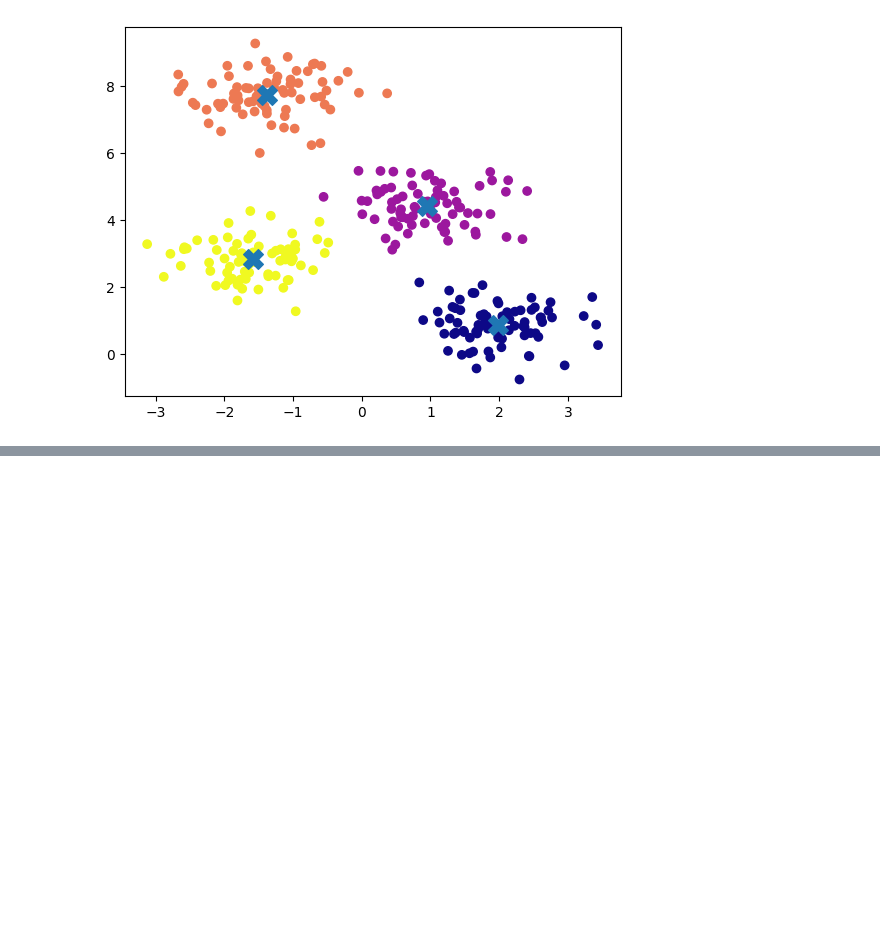
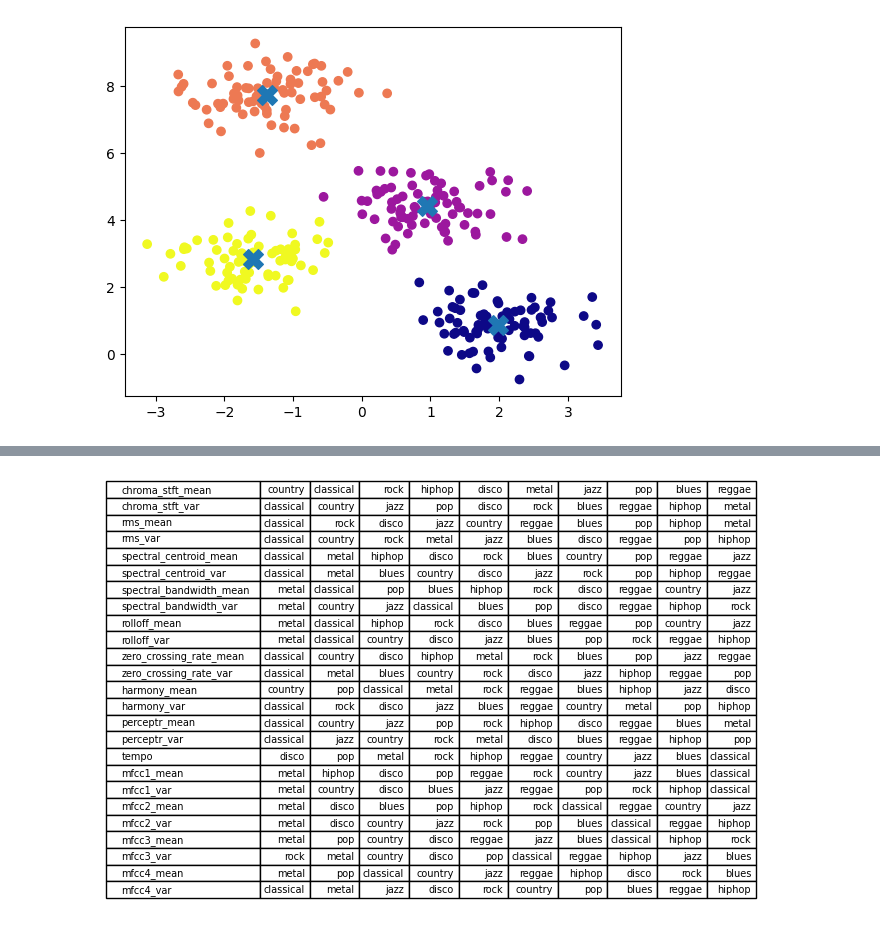
Before and after one commit to BerkUnver/MusicClassifier, a Jupyter notebook: MusicClassifier.ipynb, the cells around one changed output, grey strips where cells are left out. Drawn from its saved outputs; the diff is of its cells as text; code cells hidden in the pictures; blank space fills up the shorter version.

```diff
--- a/MusicClassifier.ipynb
+++ b/MusicClassifier.ipynb
@@ -232,0 +234,20 @@ plot_bpm_and_spectral_flatness()
+# %%
+# Load GTZAN labels
+gtzan_genre_count = 10
+gtzan_songs_per_genre = 100
+
+
+graph_point_size = 10
+graph_cluster_label_size = 100
+
+# Test clustering features in respect to genre
+frame = pandas.read_csv("Datasets/GTZAN/features_30_sec.csv")
+
+# The first two features are:
+# The file name (which we don't need)
+# The sample length (which is always the same).
+# So we can ignore them.
+data = frame.to_numpy()[:, 2:frame.columns.size-1].astype(np.float32)
+feature_names = np.array(frame.columns[2:frame.columns.size-1])
+genre_names = np.array([frame.at[i * gtzan_songs_per_genre, "label"] for i in range(gtzan_genre_count)])
+genre_labels = np.repeat(np.arange(0, gtzan_genre_count), gtzan_songs_per_genre)
@@ -233 +341,44 @@ plot_bpm_and_spectral_flatness()
+# %%
+def gtzan_genres_most_associated_with_features(
+    data: np.array,
+    genre_names: np.array,
+    feature_names: np.array,
+    plot: matplotlib.axes.Axes):
+
+    # The last 40 features in the input data are 20 pairs of mfcc means and variances.
+    # As far as I can tell these become less meaningful the higher your mfcc index is.
+    # So we will ignore the last 16, and because there are mean and variance for each one,
+    # this becomes 32.
+    feature_end_index = data.shape[1] - 32
+    data = data[:, :feature_end_index]
+    feature_names = feature_names[:feature_end_index]
+
+
+    feature_count = data.shape[1]
+    feature_genre_stdev = np.ndarray((feature_count, gtzan_genre_count), dtype=np.float32)
+    # A [gtzan_genre_count, feature_count] array. Contains the standard deviation of each feature per genre.
+
+    # ToDo: Figure out how to vectorize this
+    for genre_index in range(gtzan_genre_count):
+        start_index = genre_index * gtzan_songs_per_genre
+        end_index = start_index + gtzan_songs_per_genre - 1
+        for feature_index in range(feature_count):
+            genre_feature = data[start_index:end_index, feature_index]
+            # All the values of a specific feature per genre
+            stdev = np.std(genre_feature)
+            feature_genre_stdev[feature_index, genre_index] = stdev
+
+    genres_ranked_per_feature = np.argsort(feature_genre_stdev, axis=1)
+
+    cell_text = genre_names[genres_ranked_per_feature]
+
+    plot.axis("off")
+    plot.table(cellText=cell_text, rowLabels=feature_names, loc="center")
+
+
+_, plot = plt.subplots()
+gtzan_genres_most_associated_with_features(data, genre_names, feature_names, plot)
+plt.show()
+# %% [output]
+[figure, added]
 # %%
```
Also changed, not shown: parts of 13 cells of this notebook, 1 other file.
